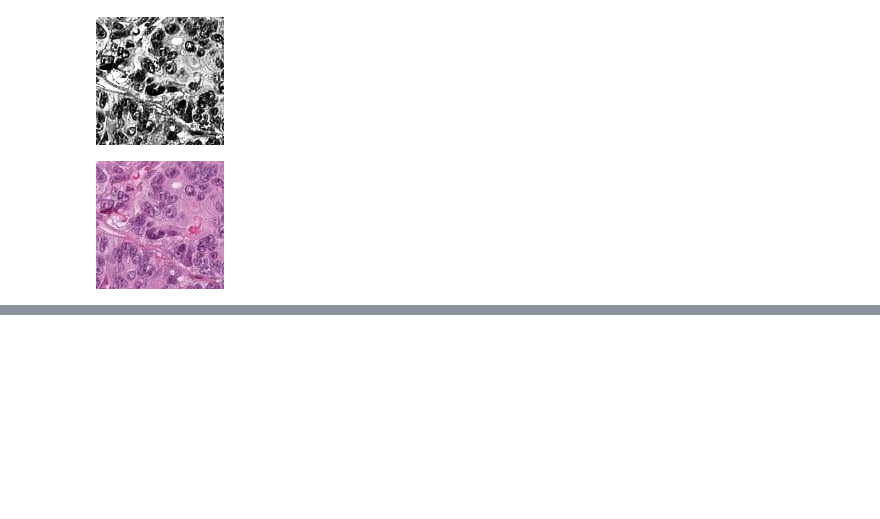
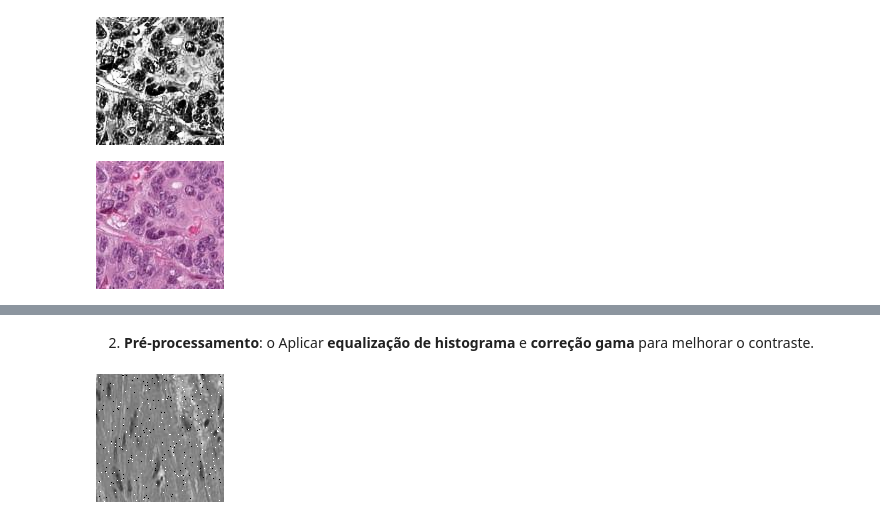
Before and after one commit to DanielAraldiEDU/one-off-operations-and-spatial-filtering, a Jupyter notebook: src/main.ipynb, the cells around one changed output, grey strips where cells are left out. Saved outputs shown, nothing was run; the diff lists cells and outputs as text; code cells hidden in the pictures; blank space fills up the shorter version.

```diff
--- a/src/main.ipynb
+++ b/src/main.ipynb
@@ -561,0 +589,7 @@ cv2_imshow(image_skin3)
+# %% [markdown]
+2. **Pré-processamento**: o Aplicar **equalização de histograma** e **correção gama** para melhorar o contraste.
+# %%
+image_skin1_gamma = adjust_gamma(image_skin1_salt_and_papper)
+cv2_imshow(image_skin1_gamma)
+# %% [output]
+[figure, added]
```
Also changed, not shown: parts of 12 cells of this notebook.
